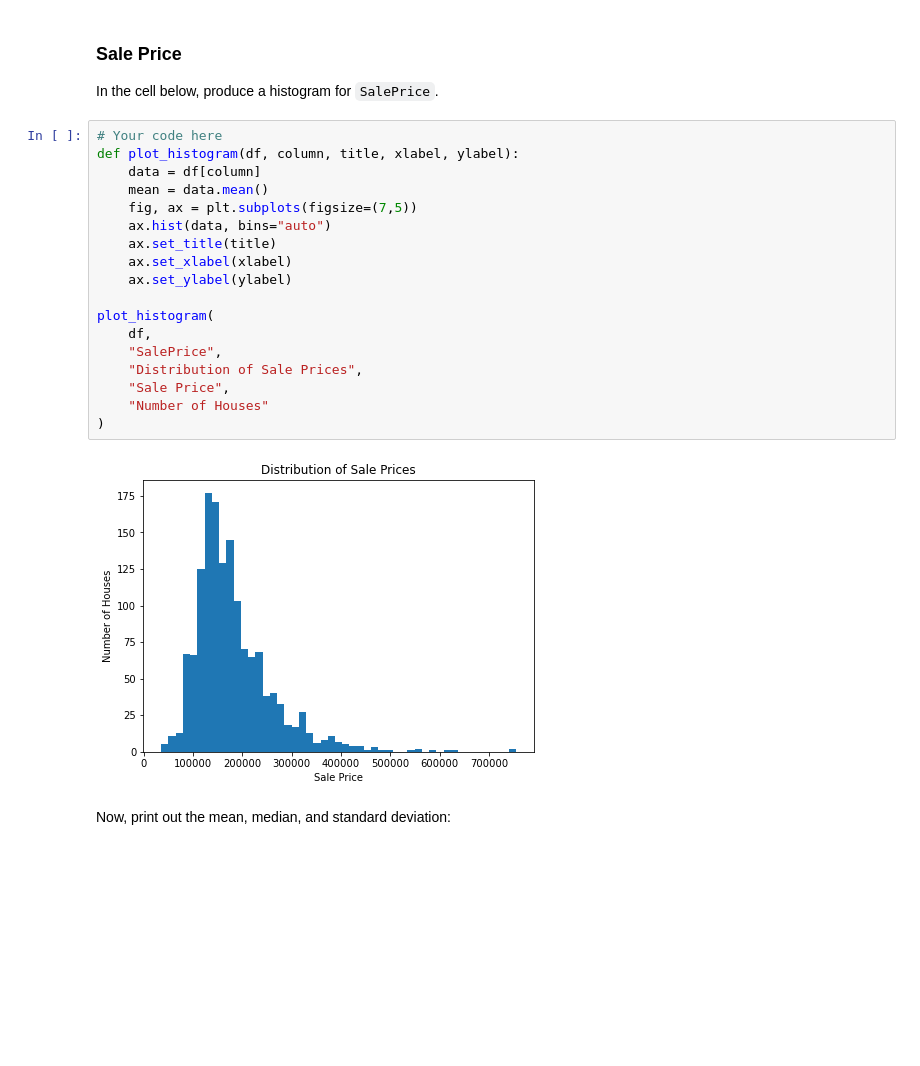
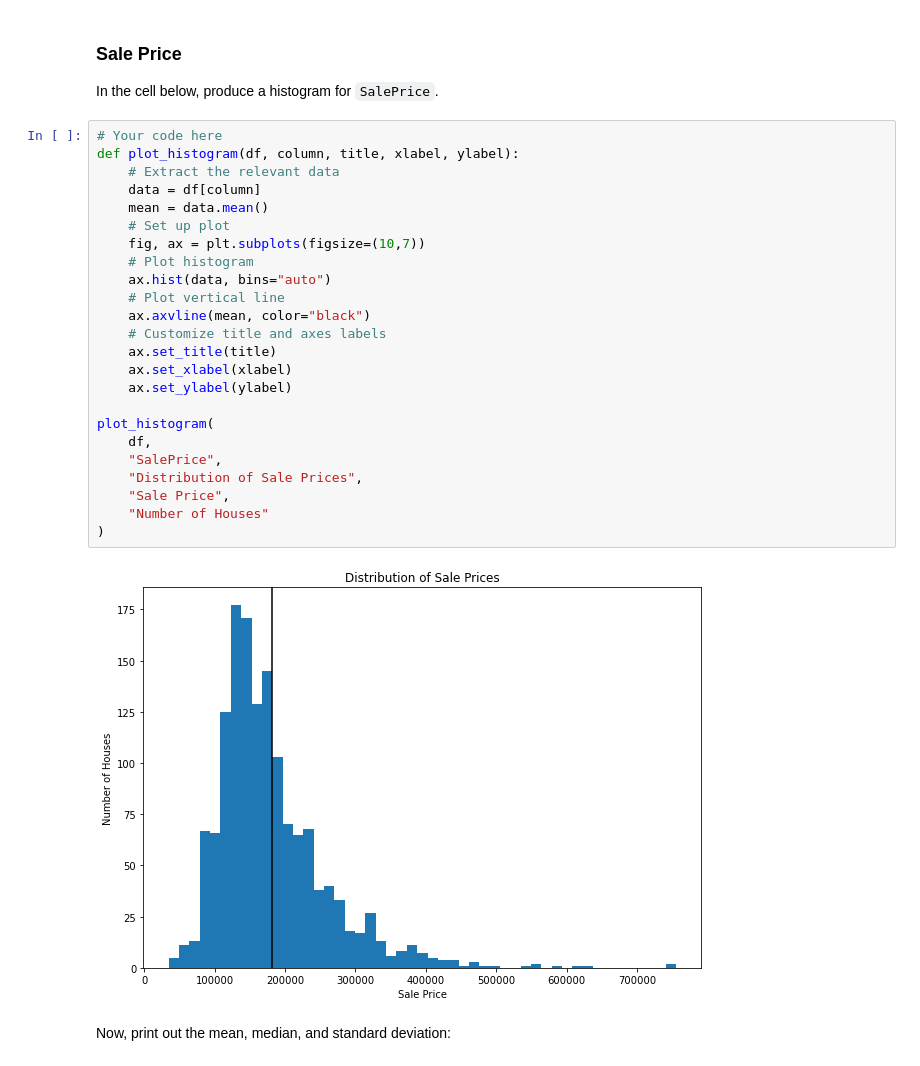
Before and after one commit to yatorAdams/dsc-pandas-eda-lab, a Jupyter notebook: index.ipynb, the cells around one changed output. Drawn from its saved outputs; the diff is of its cells as text; blank space fills up the shorter version.

```diff
--- a/index.ipynb
+++ b/index.ipynb
@@ -167,23 +167,29 @@ In the cell below, produce a histogram for `SalePrice`.
 # %%
 # Your code here
 def plot_histogram(df, column, title, xlabel, ylabel):
+    # Extract the relevant data
     data = df[column]
     mean = data.mean()
-    fig, ax = plt.subplots(figsize=(7,5))
+    # Set up plot
+    fig, ax = plt.subplots(figsize=(10,7))
+    # Plot histogram
     ax.hist(data, bins="auto")
+    # Plot vertical line
+    ax.axvline(mean, color="black")
+    # Customize title and axes labels
     ax.set_title(title)
     ax.set_xlabel(xlabel)
     ax.set_ylabel(ylabel)
 
 plot_histogram(
     df,
     "SalePrice",
     "Distribution of Sale Prices",
     "Sale Price",
     "Number of Houses"
 )
 # %% [output]
-[figure, old version]
+[figure, new version]
 # %% [markdown]
 Now, print out the mean, median, and standard deviation:
 # %%
```
Also changed, not shown: parts of 12 cells of this notebook.
